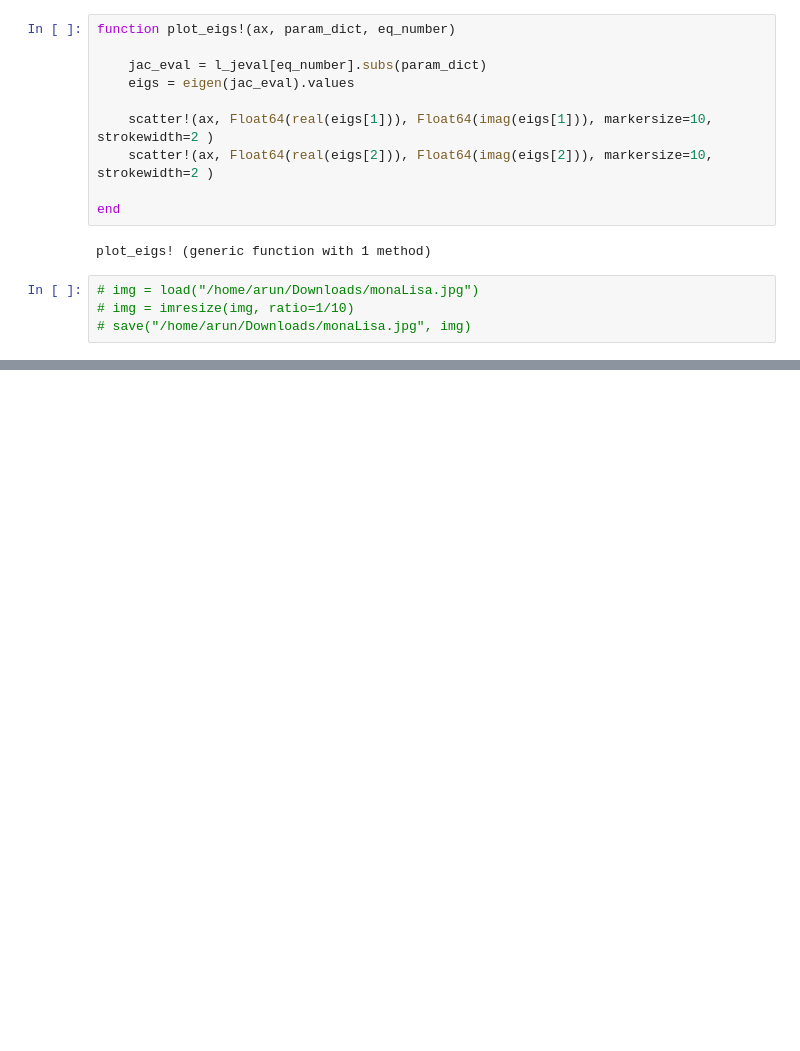
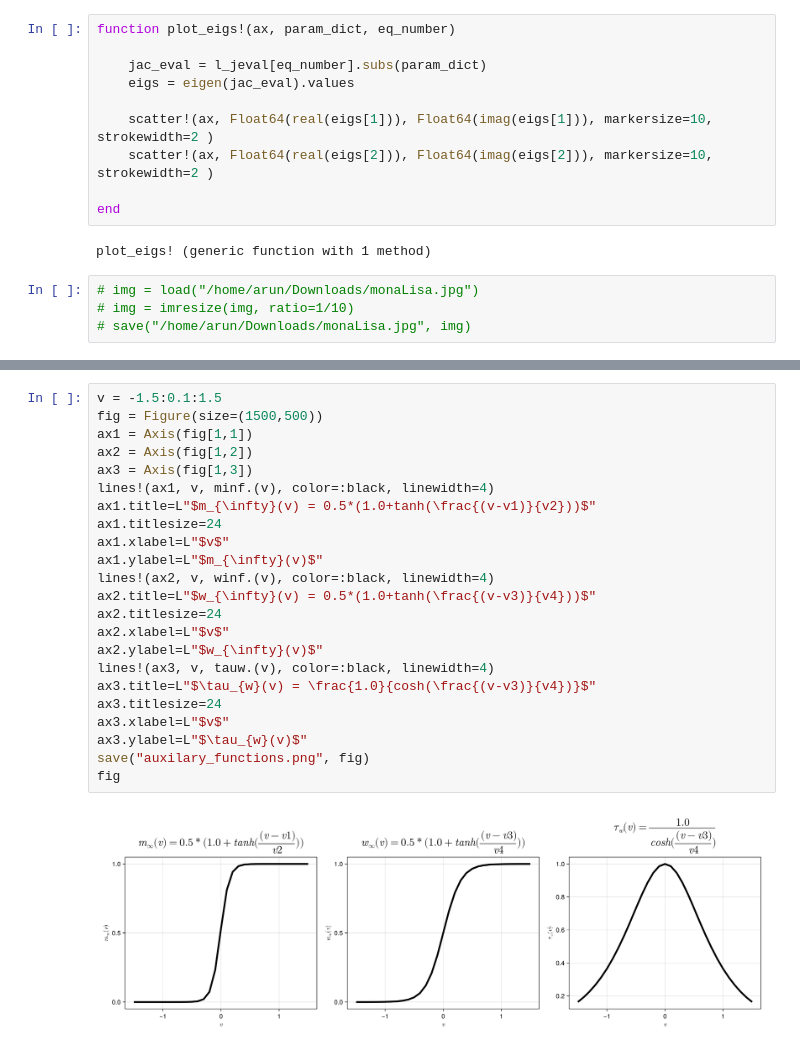
Before and after one commit to arunneru/exploringModelsInBiology, a Jupyter notebook: part3_2D_Oscilations.ipynb, the cells around one changed output, grey strips where cells are left out. Cells and saved outputs as stored; diff of their text form; blank space fills up the shorter version.

```diff
--- a/part3_2D_Oscilations.ipynb
+++ b/part3_2D_Oscilations.ipynb
@@ -357,0 +376,25 @@ Note that Point and Vec don't follow strict mathematical definitions. Instead we
+# %%
+v = -1.5:0.1:1.5
+fig = Figure(size=(1500,500))
+ax1 = Axis(fig[1,1])
+ax2 = Axis(fig[1,2])
+ax3 = Axis(fig[1,3])
+lines!(ax1, v, minf.(v), color=:black, linewidth=4)
+ax1.title=L"$m_{\infty}(v) = 0.5*(1.0+tanh(\frac{(v-v1)}{v2}))$"
+ax1.titlesize=24
+ax1.xlabel=L"$v$"
+ax1.ylabel=L"$m_{\infty}(v)$"
+lines!(ax2, v, winf.(v), color=:black, linewidth=4)
+ax2.title=L"$w_{\infty}(v) = 0.5*(1.0+tanh(\frac{(v-v3)}{v4}))$"
+ax2.titlesize=24
+ax2.xlabel=L"$v$"
+ax2.ylabel=L"$w_{\infty}(v)$"
+lines!(ax3, v, tauw.(v), color=:black, linewidth=4)
+ax3.title=L"$\tau_{w}(v) = \frac{1.0}{cosh(\frac{(v-v3)}{v4})}$"
+ax3.titlesize=24
+ax3.xlabel=L"$v$"
+ax3.ylabel=L"$\tau_{w}(v)$"
+save("auxilary_functions.png", fig)
+fig
+# %% [output]
+[figure, added]
```
Also changed, not shown: parts of 8 cells of this notebook, 1 other file.
